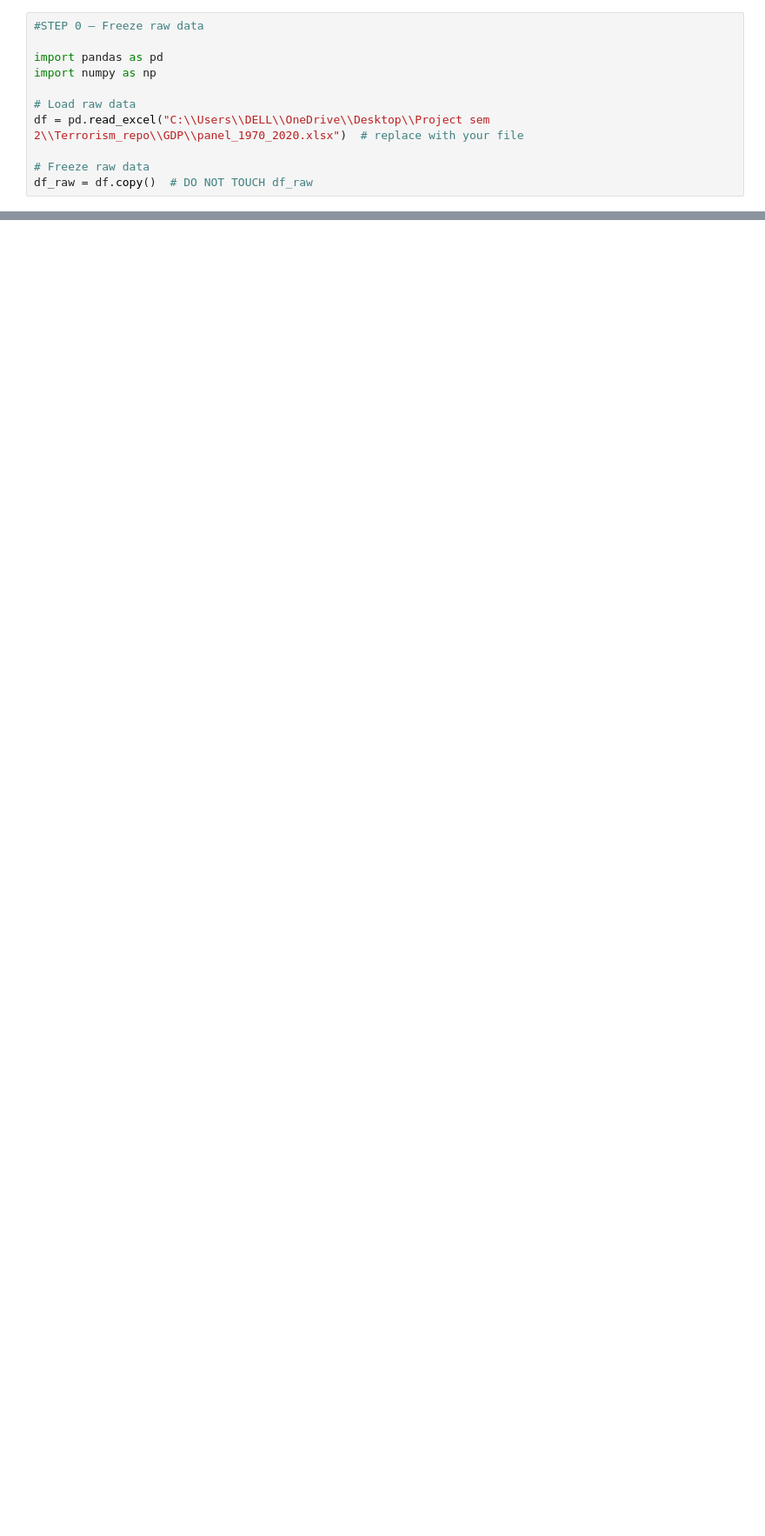
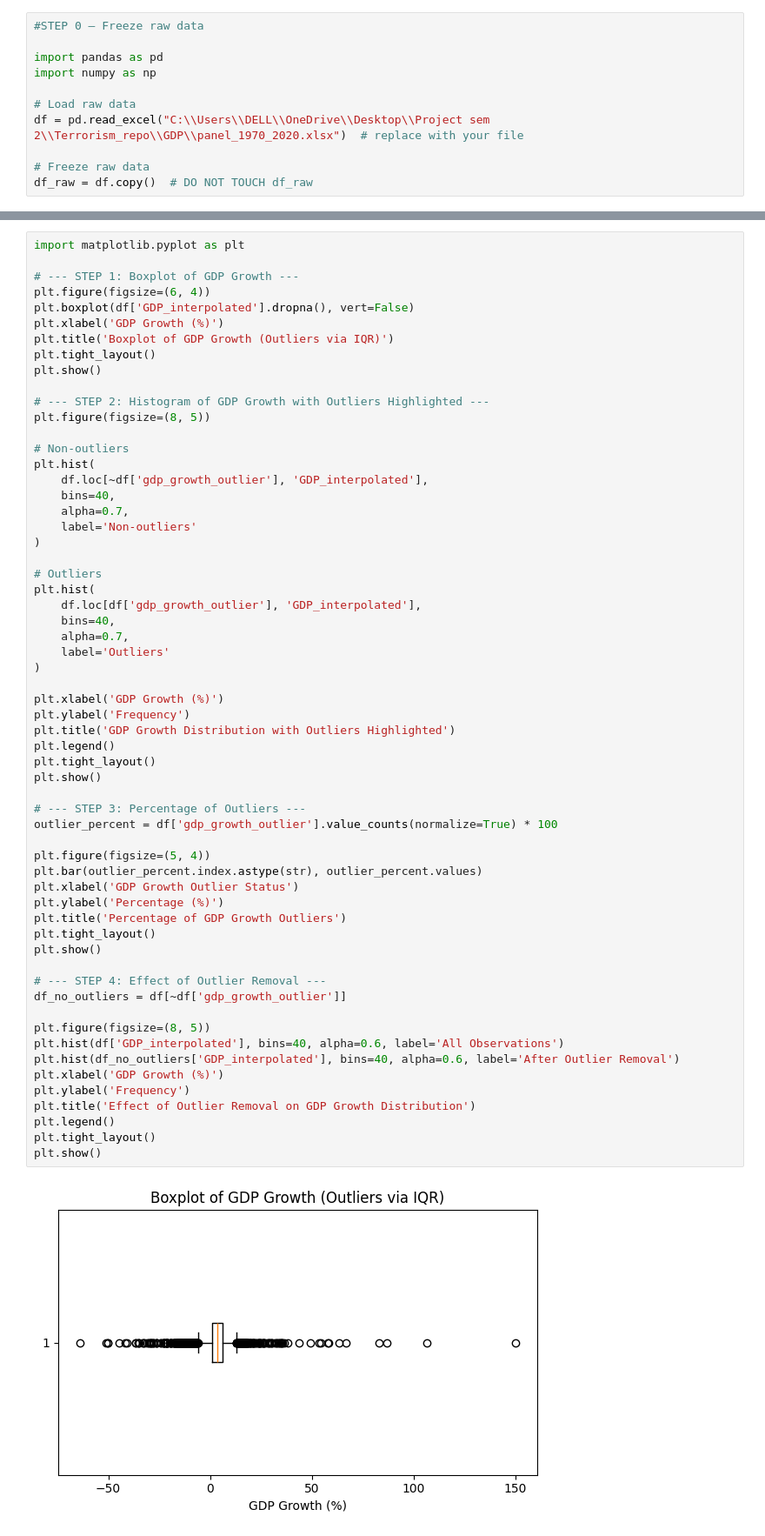
Before and after one commit to tanu-1403/TERRORISM-Numbers-behind-the-nightmare, a Jupyter notebook: GDP/Analysis_GDP_Terror.ipynb, the cells around one changed output, grey strips where cells are left out. Shown at 87% size. Drawn from its saved outputs; the diff is of its cells as text; blank space fills up the shorter version.

```diff
--- a/GDP/Analysis_GDP_Terror.ipynb
+++ b/GDP/Analysis_GDP_Terror.ipynb
@@ -32,0 +163,62 @@ df['gdp_outlier'] = (df['log_gdp'] < lower) | (df['log_gdp'] > upper)
+# %%
+import matplotlib.pyplot as plt
+
+# --- STEP 1: Boxplot of GDP Growth ---
+plt.figure(figsize=(6, 4))
+plt.boxplot(df['GDP_interpolated'].dropna(), vert=False)
+plt.xlabel('GDP Growth (%)')
+plt.title('Boxplot of GDP Growth (Outliers via IQR)')
+plt.tight_layout()
+plt.show()
+
+# --- STEP 2: Histogram of GDP Growth with Outliers Highlighted ---
+plt.figure(figsize=(8, 5))
+
+# Non-outliers
+plt.hist(
+    df.loc[~df['gdp_growth_outlier'], 'GDP_interpolated'],
+    bins=40,
+    alpha=0.7,
+    label='Non-outliers'
+)
+
+# Outliers
+plt.hist(
+    df.loc[df['gdp_growth_outlier'], 'GDP_interpolated'],
+    bins=40,
+    alpha=0.7,
+    label='Outliers'
+)
+
+plt.xlabel('GDP Growth (%)')
+plt.ylabel('Frequency')
+plt.title('GDP Growth Distribution with Outliers Highlighted')
+plt.legend()
+plt.tight_layout()
+plt.show()
+
+# --- STEP 3: Percentage of Outliers ---
+outlier_percent = df['gdp_growth_outlier'].value_counts(normalize=True) * 100
+
+plt.figure(figsize=(5, 4))
+plt.bar(outlier_percent.index.astype(str), outlier_percent.values)
+plt.xlabel('GDP Growth Outlier Status')
+plt.ylabel('Percentage (%)')
+plt.title('Percentage of GDP Growth Outliers')
+plt.tight_layout()
+plt.show()
+
+# --- STEP 4: Effect of Outlier Removal ---
+df_no_outliers = df[~df['gdp_growth_outlier']]
+
+plt.figure(figsize=(8, 5))
+plt.hist(df['GDP_interpolated'], bins=40, alpha=0.6, label='All Observations')
+plt.hist(df_no_outliers['GDP_interpolated'], bins=40, alpha=0.6, label='After Outlier Removal')
+plt.xlabel('GDP Growth (%)')
+plt.ylabel('Frequency')
+plt.title('Effect of Outlier Removal on GDP Growth Distribution')
+plt.legend()
+plt.tight_layout()
+plt.show()
+# %% [output]
+[figure, added]
```
Also changed, not shown: parts of 40 cells of this notebook.
